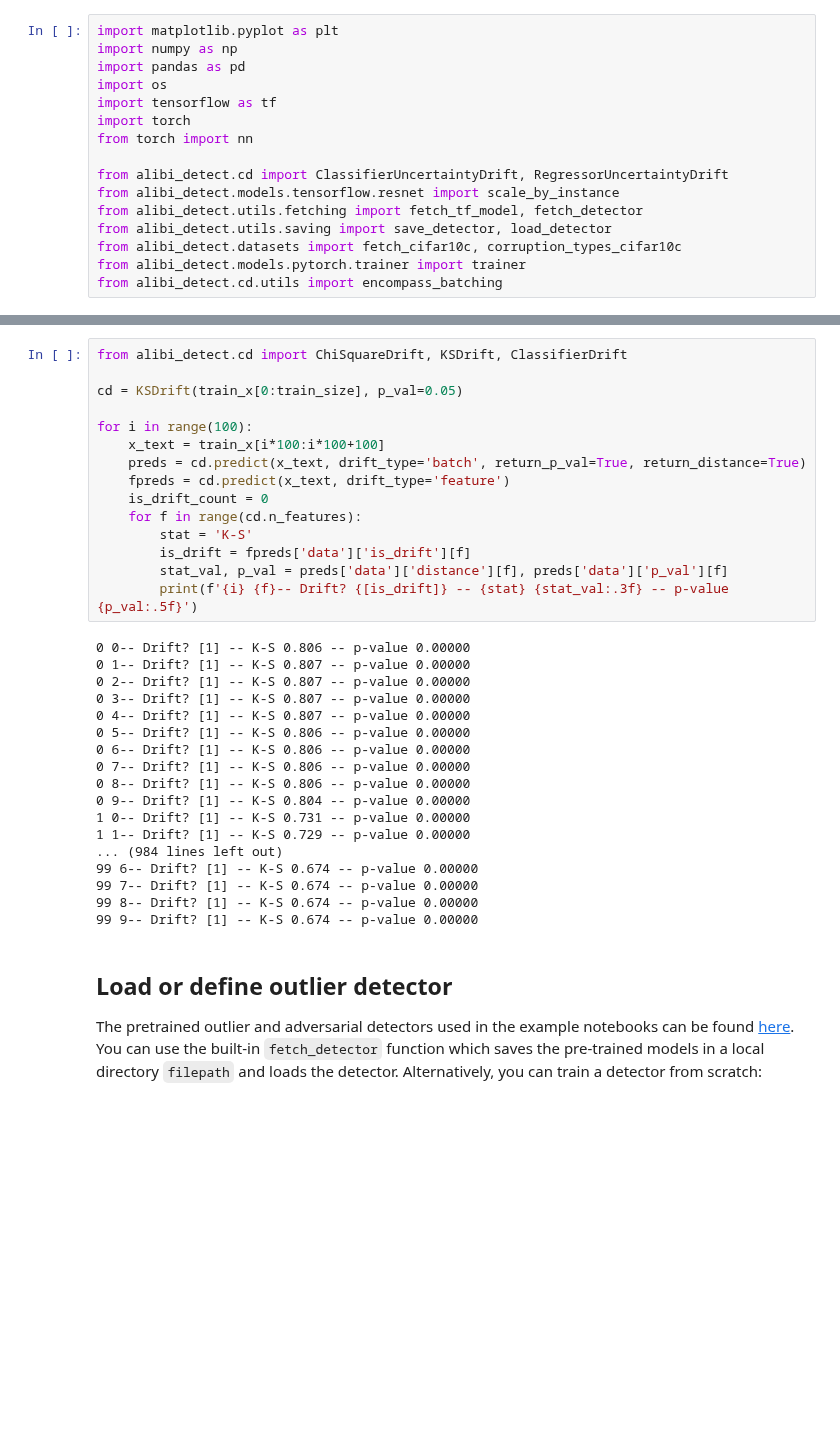
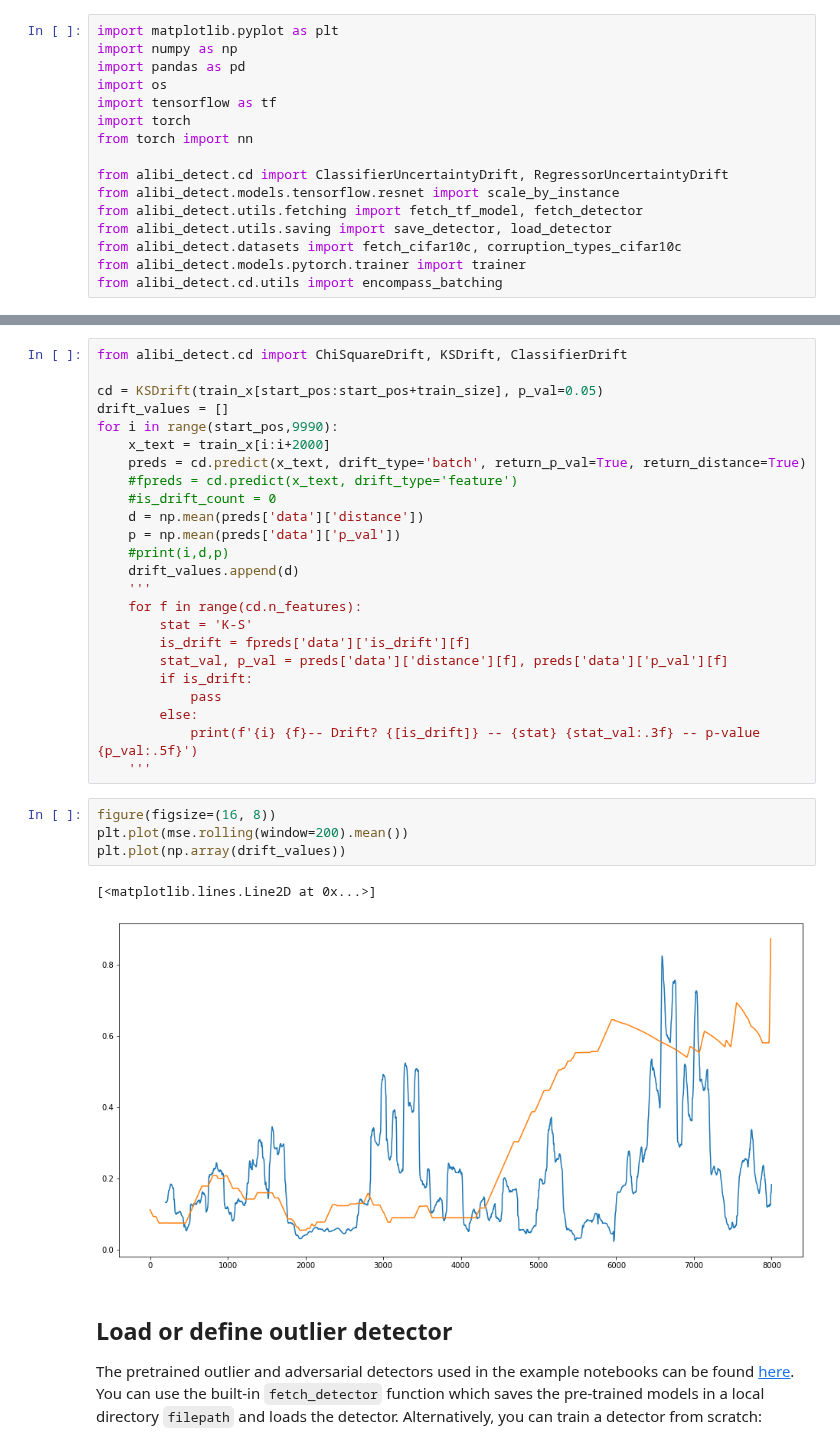
Before and after one commit to dolmani38/drift, a Jupyter notebook: od_prophet_weather.ipynb, the cells around one changed output, grey strips where cells are left out. Saved outputs shown, nothing was run; the diff lists cells and outputs as text; blank space fills up the shorter version.

```diff
--- a/od_prophet_weather.ipynb
+++ b/od_prophet_weather.ipynb
@@ -262,36 +269,34 @@ plt.plot(mse)
 # %%
 from alibi_detect.cd import ChiSquareDrift, KSDrift, ClassifierDrift
 
-cd = KSDrift(train_x[0:train_size], p_val=0.05)
-
-for i in range(100):
-    x_text = train_x[i*100:i*100+100]
+cd = KSDrift(train_x[start_pos:start_pos+train_size], p_val=0.05)
+drift_values = []
+for i in range(start_pos,9990):
+    x_text = train_x[i:i+2000]
     preds = cd.predict(x_text, drift_type='batch', return_p_val=True, return_distance=True)
-    fpreds = cd.predict(x_text, drift_type='feature')
-    is_drift_count = 0
+    #fpreds = cd.predict(x_text, drift_type='feature')
+    #is_drift_count = 0
+    d = np.mean(preds['data']['distance'])
+    p = np.mean(preds['data']['p_val'])
+    #print(i,d,p)
+    drift_values.append(d)
+    '''
     for f in range(cd.n_features):
         stat = 'K-S'
         is_drift = fpreds['data']['is_drift'][f]
         stat_val, p_val = preds['data']['distance'][f], preds['data']['p_val'][f]
-        print(f'{i} {f}-- Drift? {[is_drift]} -- {stat} {stat_val:.3f} -- p-value {p_val:.5f}')
+        if is_drift:
+            pass
+        else:
+            print(f'{i} {f}-- Drift? {[is_drift]} -- {stat} {stat_val:.3f} -- p-value {p_val:.5f}')
+    '''
-# %% [output]
-0 0-- Drift? [1] -- K-S 0.806 -- p-value 0.00000
-0 1-- Drift? [1] -- K-S 0.807 -- p-value 0.00000
-0 2-- Drift? [1] -- K-S 0.807 -- p-value 0.00000
-0 3-- Drift? [1] -- K-S 0.807 -- p-value 0.00000
-0 4-- Drift? [1] -- K-S 0.807 -- p-value 0.00000
-0 5-- Drift? [1] -- K-S 0.806 -- p-value 0.00000
-0 6-- Drift? [1] -- K-S 0.806 -- p-value 0.00000
-0 7-- Drift? [1] -- K-S 0.806 -- p-value 0.00000
-0 8-- Drift? [1] -- K-S 0.806 -- p-value 0.00000
-0 9-- Drift? [1] -- K-S 0.804 -- p-value 0.00000
-1 0-- Drift? [1] -- K-S 0.731 -- p-value 0.00000
-1 1-- Drift? [1] -- K-S 0.729 -- p-value 0.00000
-... (984 lines left out)
-99 6-- Drift? [1] -- K-S 0.674 -- p-value 0.00000
-99 7-- Drift? [1] -- K-S 0.674 -- p-value 0.00000
-99 8-- Drift? [1] -- K-S 0.674 -- p-value 0.00000
-99 9-- Drift? [1] -- K-S 0.674 -- p-value 0.00000
+# %%
+figure(figsize=(16, 8))
+plt.plot(mse.rolling(window=200).mean())
+plt.plot(np.array(drift_values))
+# %% [output]
+[<matplotlib.lines.Line2D at 0x...>]
+[figure, added]
 # %% [markdown]
 ## Load or define outlier detector
 
```
Also changed, not shown: parts of 7 cells of this notebook.
